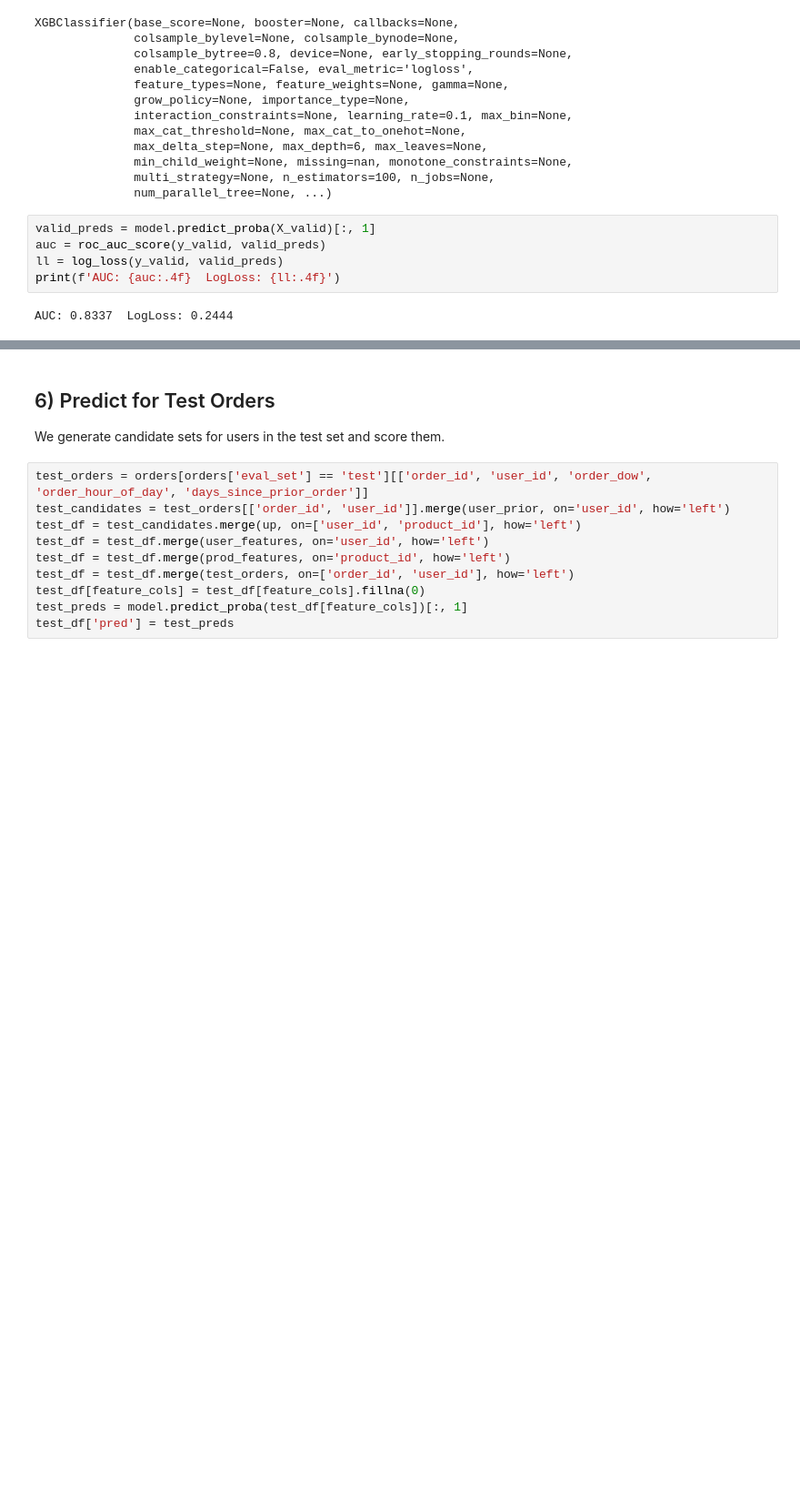
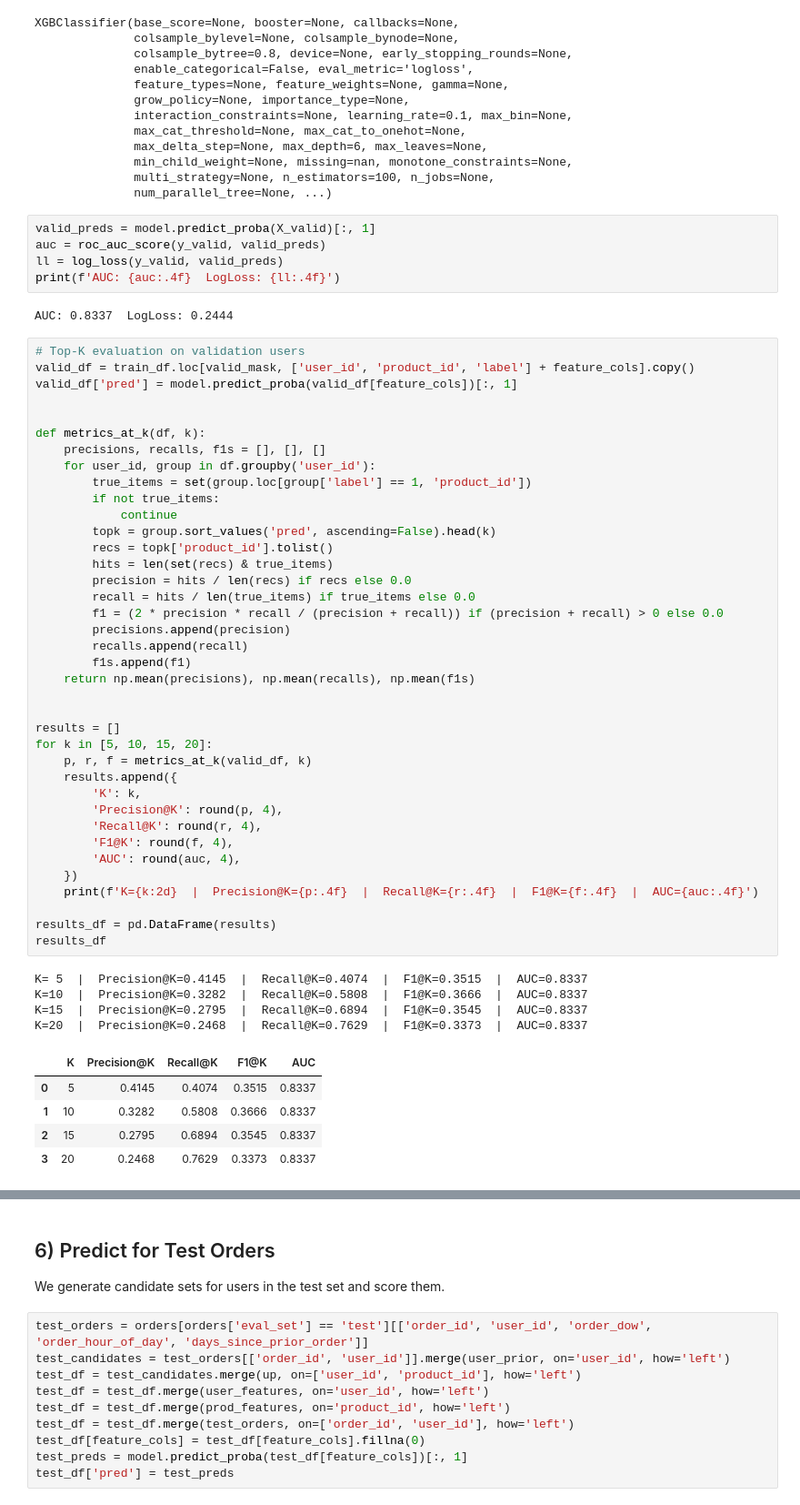
Before and after one commit to Carlos310197/InstaCart-Recommendation-System, a Jupyter notebook: notebooks/TwoStage_Recommender.ipynb, the cells around one changed output, grey strips where cells are left out. Shown at 91% size. Saved outputs shown, nothing was run; the diff lists cells and outputs as text; blank space fills up the shorter version.

```diff
--- a/notebooks/TwoStage_Recommender.ipynb
+++ b/notebooks/TwoStage_Recommender.ipynb
@@ -152,3 +157,51 @@ ll = log_loss(y_valid, valid_preds)
 print(f'AUC: {auc:.4f}  LogLoss: {ll:.4f}')
 # %% [output]
 AUC: 0.8337  LogLoss: 0.2444
+# %%
+# Top-K evaluation on validation users
+valid_df = train_df.loc[valid_mask, ['user_id', 'product_id', 'label'] + feature_cols].copy()
+valid_df['pred'] = model.predict_proba(valid_df[feature_cols])[:, 1]
+
+
+def metrics_at_k(df, k):
+    precisions, recalls, f1s = [], [], []
+    for user_id, group in df.groupby('user_id'):
+        true_items = set(group.loc[group['label'] == 1, 'product_id'])
+        if not true_items:
+            continue
+        topk = group.sort_values('pred', ascending=False).head(k)
+        recs = topk['product_id'].tolist()
+        hits = len(set(recs) & true_items)
+        precision = hits / len(recs) if recs else 0.0
+        recall = hits / len(true_items) if true_items else 0.0
+        f1 = (2 * precision * recall / (precision + recall)) if (precision + recall) > 0 else 0.0
+        precisions.append(precision)
+        recalls.append(recall)
+        f1s.append(f1)
+    return np.mean(precisions), np.mean(recalls), np.mean(f1s)
+
+
+results = []
+for k in [5, 10, 15, 20]:
+    p, r, f = metrics_at_k(valid_df, k)
+    results.append({
+        'K': k,
+        'Precision@K': round(p, 4),
+        'Recall@K': round(r, 4),
+        'F1@K': round(f, 4),
+        'AUC': round(auc, 4),
+    })
+    print(f'K={k:2d}  |  Precision@K={p:.4f}  |  Recall@K={r:.4f}  |  F1@K={f:.4f}  |  AUC={auc:.4f}')
+
+results_df = pd.DataFrame(results)
+results_df
+# %% [output]
+K= 5  |  Precision@K=0.4145  |  Recall@K=0.4074  |  F1@K=0.3515  |  AUC=0.8337
+K=10  |  Precision@K=0.3282  |  Recall@K=0.5808  |  F1@K=0.3666  |  AUC=0.8337
+K=15  |  Precision@K=0.2795  |  Recall@K=0.6894  |  F1@K=0.3545  |  AUC=0.8337
+K=20  |  Precision@K=0.2468  |  Recall@K=0.7629  |  F1@K=0.3373  |  AUC=0.8337
+|  | K | Precision@K | Recall@K | F1@K | AUC |
+| 0 | 5 | 0.4145 | 0.4074 | 0.3515 | 0.8337 |
+| 1 | 10 | 0.3282 | 0.5808 | 0.3666 | 0.8337 |
+| 2 | 15 | 0.2795 | 0.6894 | 0.3545 | 0.8337 |
+| 3 | 20 | 0.2468 | 0.7629 | 0.3373 | 0.8337 |
```
Also changed, not shown: parts of 3 cells of this notebook, 4 other files.
